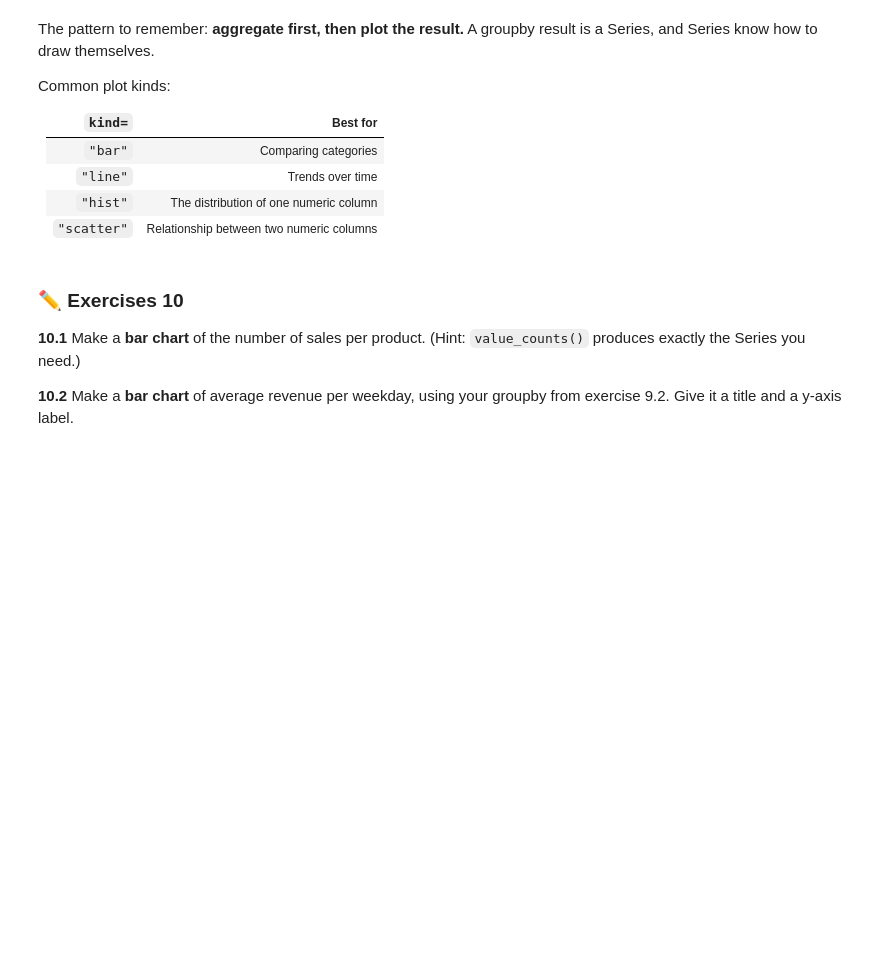
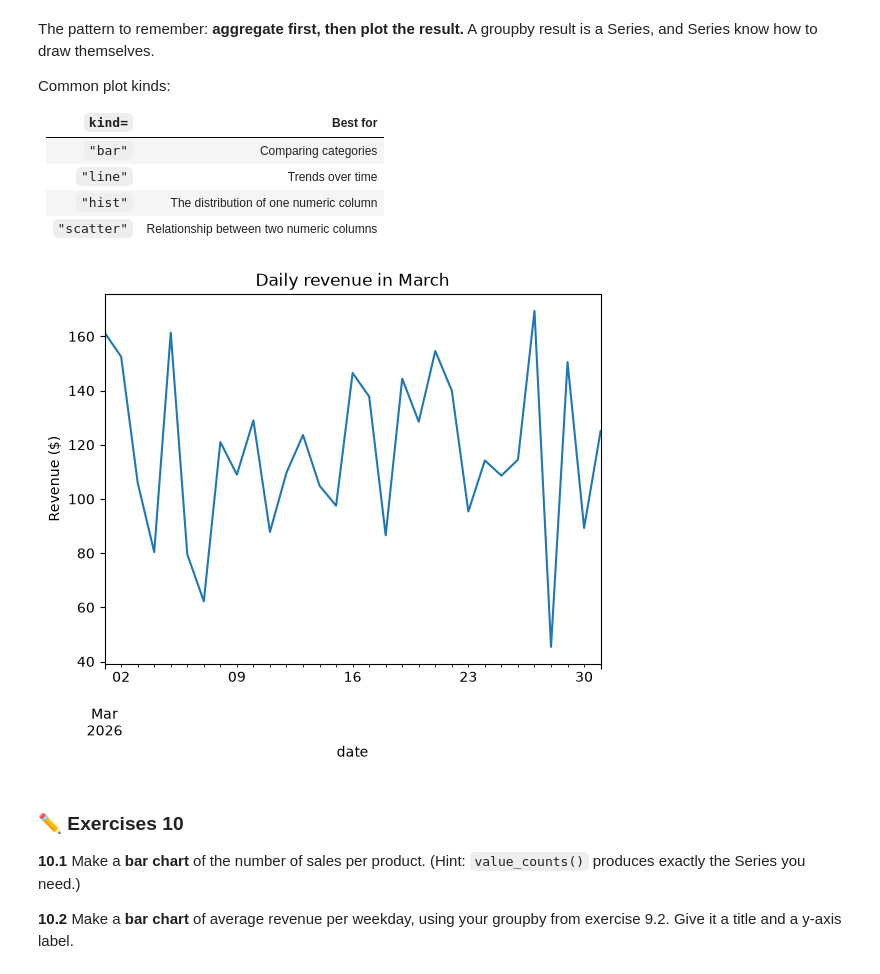
Before and after one commit to Lifa-Fanseka/Introduction-to-Data-Analysis, a Jupyter notebook: intro_data_analysis_pandas.ipynb, the cells around one changed output. Cells and saved outputs as stored; diff of their text form; code cells hidden in the pictures; blank space fills up the shorter version.

Commit message:
Grouping and aggregating: Groupby

```diff
--- a/intro_data_analysis_pandas.ipynb
+++ b/intro_data_analysis_pandas.ipynb
@@ -349,3 +591,9 @@ df[["date", "weekday", "product", "revenue"]].head(3)
 **7.3** What is the *average* revenue per sale? Round it to 2 decimals.
 # %%
 # Your solutions for exercises 7 here
+df.sort_values("revenue", ascending=False).head()
+
+df["is_large_order"] = df["quantity"]>=3
+df.head()
+df["average"]=df["revenue"].mean()
+print(round(df["average"], 2))
@@ -457,6 +774,12 @@ Common plot kinds:
 df.groupby("date")["revenue"].sum().plot(kind="line", title="Daily revenue in March")
 plt.ylabel("Revenue ($)")
 plt.show()
+# %%
+df.groupby("date")["revenue"].sum().plot(kind="line", title="Daily revenue in March")
+plt.ylabel("Revenue ($)")
+plt.show()
+# %% [output]
+[figure, added]
 # %%
 # A histogram: how are customer ratings distributed?
 df["customer_rating"].plot(kind="hist", bins=10, title="Distribution of customer ratings")
```
Also changed, not shown: parts of 40 cells of this notebook.
